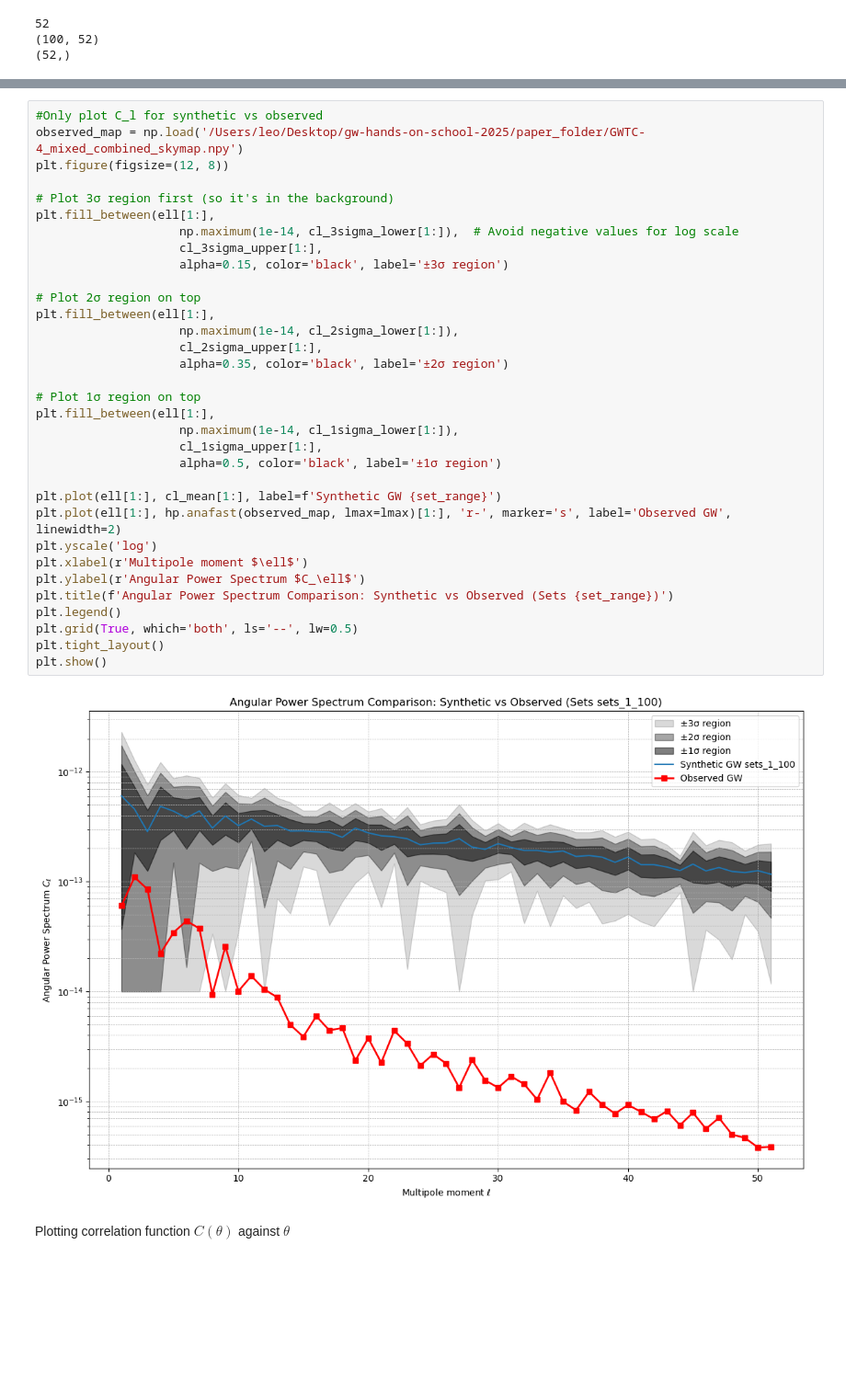
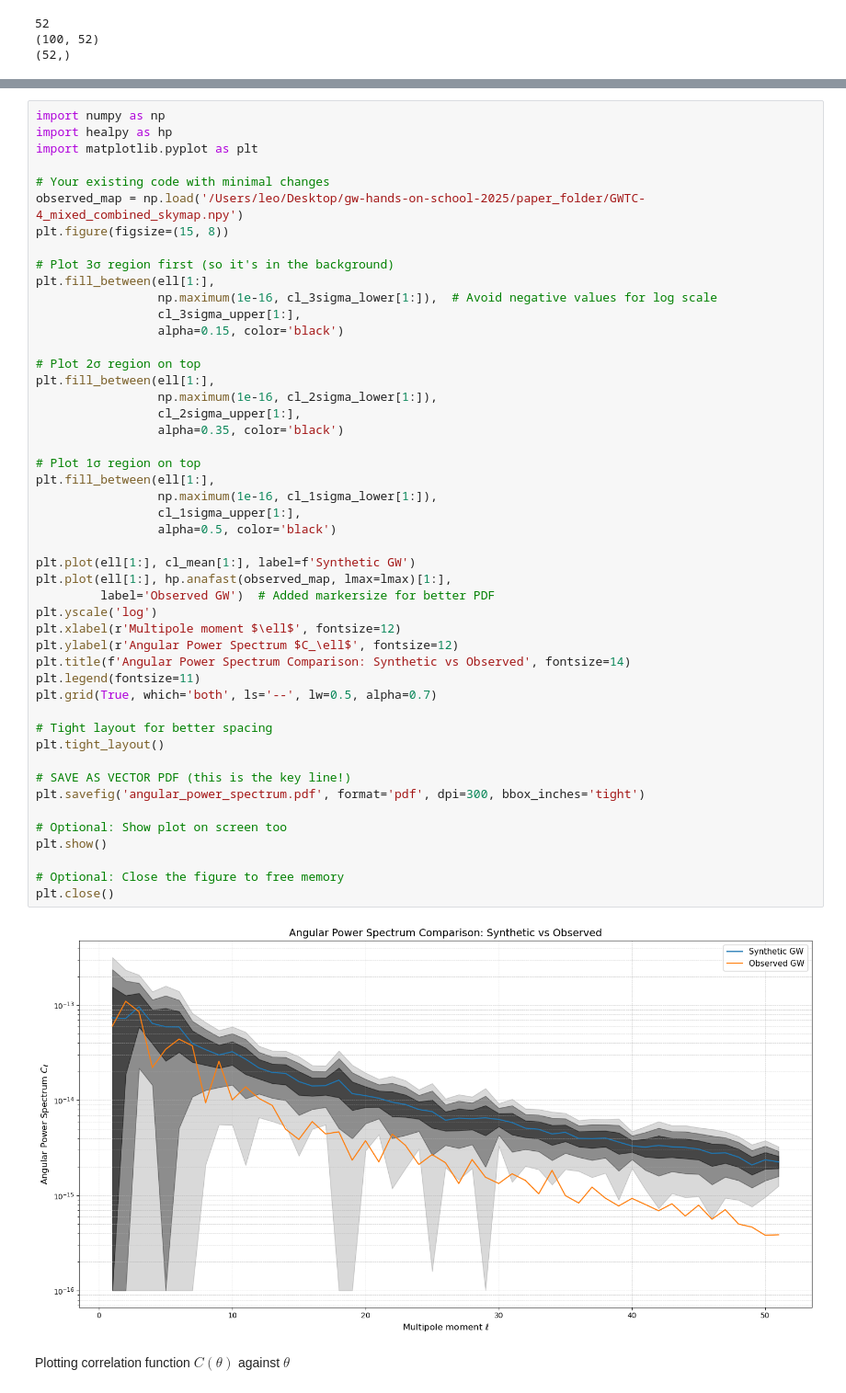
Before and after one commit to SSL32081/Testing-anisotropy-with-GW-and-GRB, a Jupyter notebook: production/synthetic_GW.ipynb, the cells around one changed output, grey strips where cells are left out. Shown at 92% size. Cells and saved outputs as stored; diff of their text form; blank space fills up the shorter version.

```diff
--- a/production/synthetic_GW.ipynb
+++ b/production/synthetic_GW.ipynb
@@ -216,38 +219,53 @@ print(hp.anafast(observed_map, lmax=lmax).shape)
 # %%
-#Only plot C_l for synthetic vs observed
+import numpy as np
+import healpy as hp
+import matplotlib.pyplot as plt
+
+# Your existing code with minimal changes
 observed_map = np.load('/Users/leo/Desktop/gw-hands-on-school-2025/paper_folder/GWTC-4_mixed_combined_skymap.npy')
-plt.figure(figsize=(12, 8))
+plt.figure(figsize=(15, 8))
 
 # Plot 3σ region first (so it's in the background)
 plt.fill_between(ell[1:],
-                    np.maximum(1e-14, cl_3sigma_lower[1:]),  # Avoid negative values for log scale
-                    cl_3sigma_upper[1:],
-                    alpha=0.15, color='black', label='±3σ region')
+                 np.maximum(1e-16, cl_3sigma_lower[1:]),  # Avoid negative values for log scale
+                 cl_3sigma_upper[1:],
+                 alpha=0.15, color='black')
 
 # Plot 2σ region on top
 plt.fill_between(ell[1:],
-                    np.maximum(1e-14, cl_2sigma_lower[1:]),
-                    cl_2sigma_upper[1:],
-                    alpha=0.35, color='black', label='±2σ region')
+                 np.maximum(1e-16, cl_2sigma_lower[1:]),
+                 cl_2sigma_upper[1:],
+                 alpha=0.35, color='black')
 
 # Plot 1σ region on top
 plt.fill_between(ell[1:],
-                    np.maximum(1e-14, cl_1sigma_lower[1:]),
-                    cl_1sigma_upper[1:],
-                    alpha=0.5, color='black', label='±1σ region')
+                 np.maximum(1e-16, cl_1sigma_lower[1:]),
+                 cl_1sigma_upper[1:],
+                 alpha=0.5, color='black')
 
-plt.plot(ell[1:], cl_mean[1:], label=f'Synthetic GW {set_range}')
-plt.plot(ell[1:], hp.anafast(observed_map, lmax=lmax)[1:], 'r-', marker='s', label='Observed GW', linewidth=2)
+plt.plot(ell[1:], cl_mean[1:], label=f'Synthetic GW')
+plt.plot(ell[1:], hp.anafast(observed_map, lmax=lmax)[1:],
+         label='Observed GW')  # Added markersize for better PDF
 plt.yscale('log')
-plt.xlabel(r'Multipole moment $\ell$')
-plt.ylabel(r'Angular Power Spectrum $C_\ell$')
-plt.title(f'Angular Power Spectrum Comparison: Synthetic vs Observed (Sets {set_range})')
-plt.legend()
-plt.grid(True, which='both', ls='--', lw=0.5)
+plt.xlabel(r'Multipole moment $\ell$', fontsize=12)
+plt.ylabel(r'Angular Power Spectrum $C_\ell$', fontsize=12)
+plt.title(f'Angular Power Spectrum Comparison: Synthetic vs Observed', fontsize=14)
+plt.legend(fontsize=11)
+plt.grid(True, which='both', ls='--', lw=0.5, alpha=0.7)
+
+# Tight layout for better spacing
 plt.tight_layout()
+
+# SAVE AS VECTOR PDF (this is the key line!)
+plt.savefig('angular_power_spectrum.pdf', format='pdf', dpi=300, bbox_inches='tight')
+
+# Optional: Show plot on screen too
 plt.show()
+
+# Optional: Close the figure to free memory
+plt.close()
 # %% [output]
-[figure, old version]
+[figure, new version]
 # %% [markdown]
 Plotting correlation function $C(\theta)$ against $\theta$
 # %%
```
Also changed, not shown: parts of 5 cells of this notebook.
